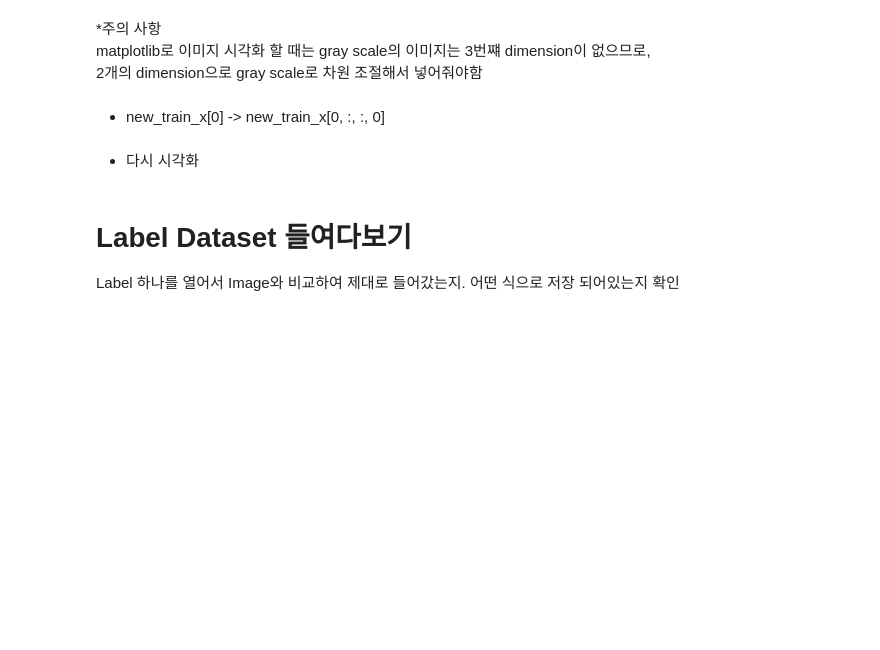
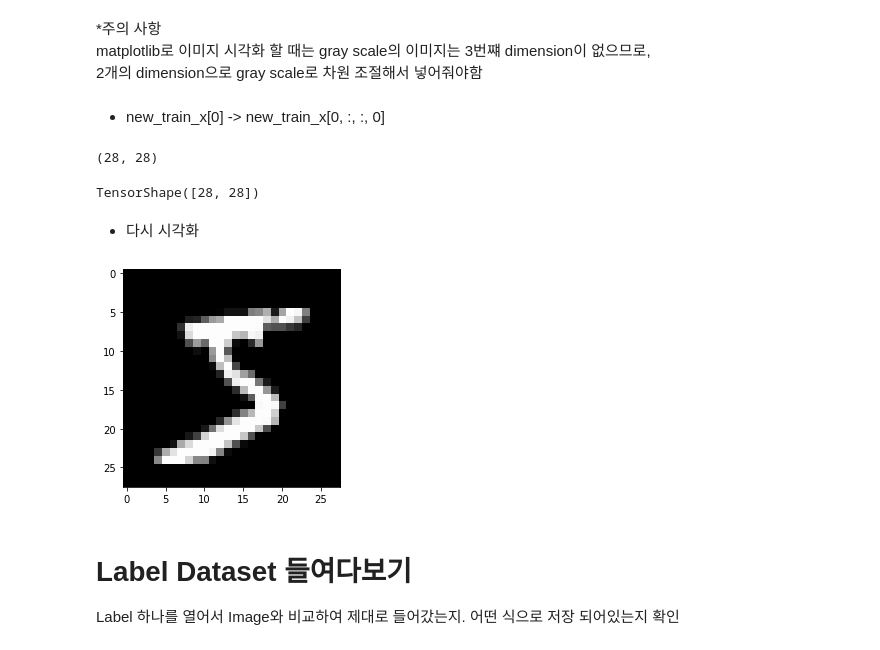
Before and after one commit to yhkim3323/tensorflow_project, a Jupyter notebook: first_project_MNIST.ipynb, the cells around one changed output. Cells and saved outputs as stored; diff of their text form; code cells hidden in the pictures; blank space fills up the shorter version.

```diff
--- a/first_project_MNIST.ipynb
+++ b/first_project_MNIST.ipynb
@@ -15 +17,4 @@ from tensorflow.keras import datasets
+# %%
+mnist = datasets.mnist
+(train_x,train_y), (test_x, test_y) = mnist.load_data()
 # %% [markdown]
@@ -34,2 +63,5 @@ GrayScale이면 1, RGB이면 3으로 만들어줘야함
 # %% [markdown]
 - TensorFlow 패키지 불러와 데이터 차원수 늘리기 (tensorflow)
+# %%
+new_train_x = tf.expand_dims(train_x,-1)
+new_train_x.shape
@@ -41,8 +84,23 @@ matplotlib로 이미지 시각화 할 때는 gray scale의 이미지는 3번쨰
 2개의 dimension으로 gray scale로 차원 조절해서 넣어줘야함
 # %% [markdown]
 - new_train_x[0] -> new_train_x[0, :, :, 0]
+# %%
+new_train_x[0].shape
+np.squeeze(new_train_x[0]).shape
+# %% [output]
+(28, 28)
+# %%
+disp = new_train_x[0, :, :, 0]
+disp.shape
+# %% [output]
+TensorShape([28, 28])
 # %% [markdown]
 - 다시 시각화
+# %%
+plt.imshow(disp,'gray')
+plt.show()
+# %% [output]
+[figure, added]
 # %% [markdown]
 # Label Dataset 들여다보기
 
```
Also changed, not shown: parts of 24 cells of this notebook.
